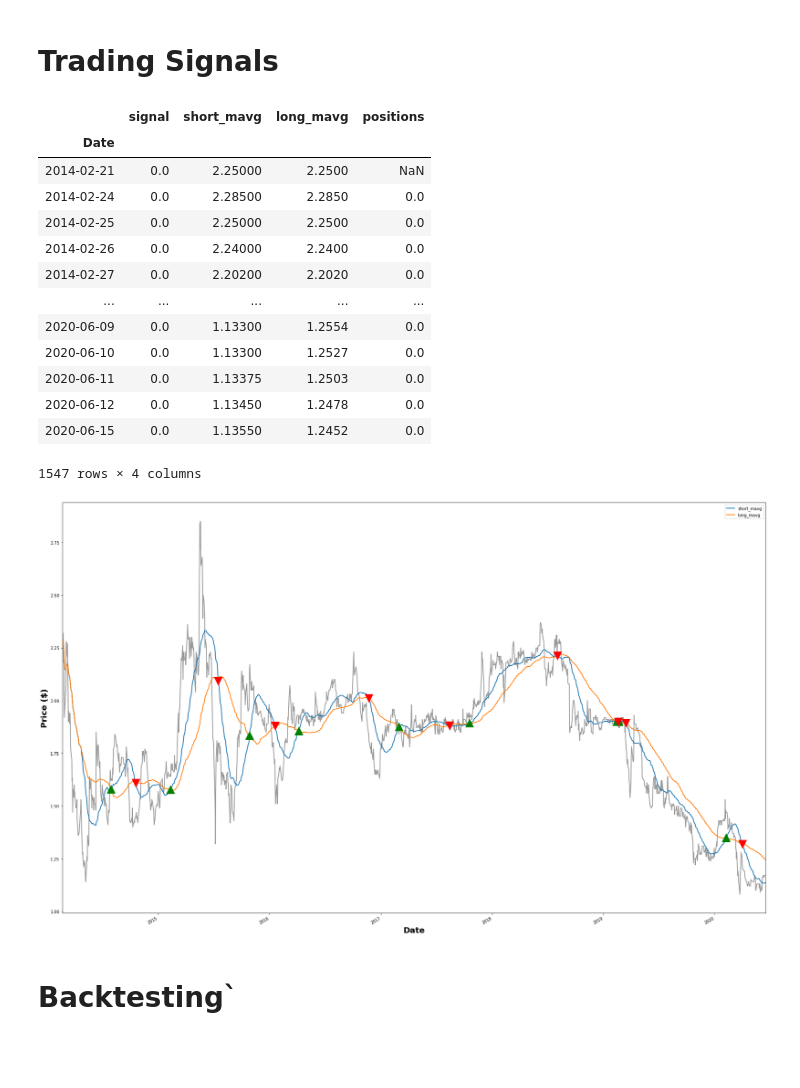
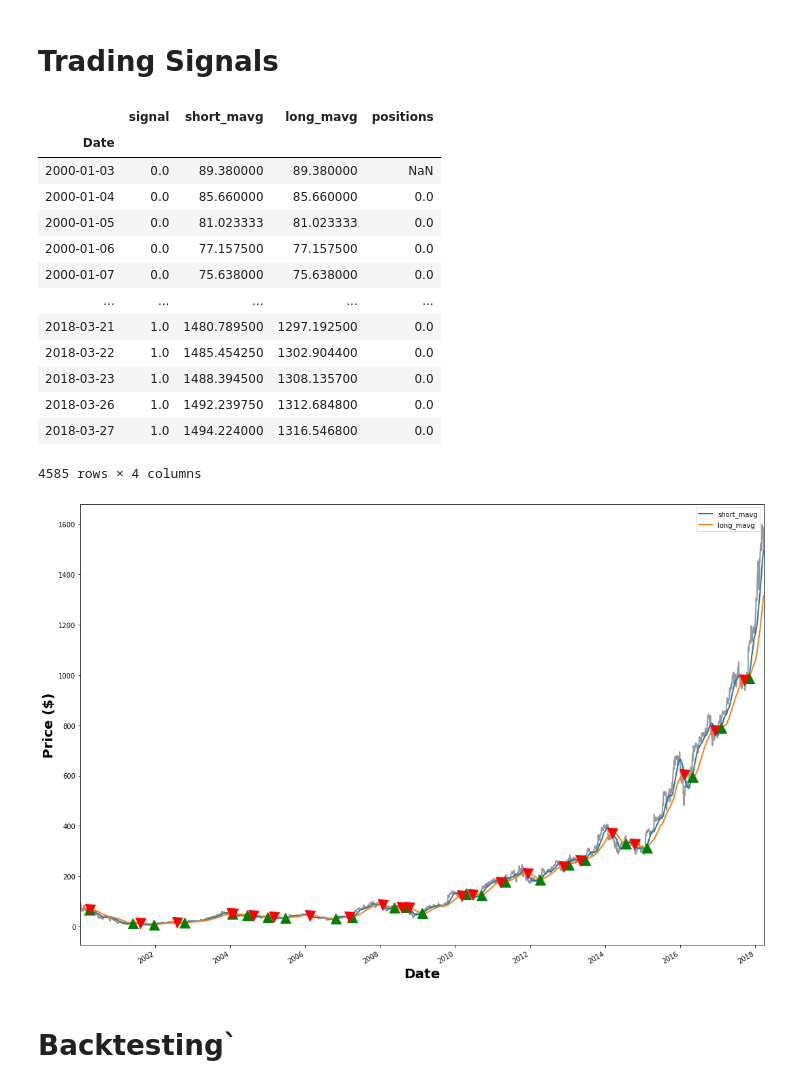
Before and after one commit to andrewcole33/moving_avg_trading, a Jupyter notebook: full_ma.ipynb, the cells around one changed output. Drawn from its saved outputs; the diff is of its cells as text; code cells hidden in the pictures; blank space fills up the shorter version.

```diff
--- a/full_ma.ipynb
+++ b/full_ma.ipynb
@@ -8,3 +6,5 @@ df = quandl.get("HKEX/02383")
+# %%
+df = quandl.get("WIKI/AMZN", start_date = "2000-01-01")
 # %%
 df.tail()
 # %% [output]
@@ -29,38 +29,38 @@ long_window = 100
 signals = pd.DataFrame(index = df.index)
 signals['signal'] = 0.0
 
-signals['short_mavg'] = df['Nominal Price'].rolling(window = short_window, min_periods = 1, center = False).mean()
-signals['long_mavg'] = df['Nominal Price'].rolling(window = long_window, min_periods = 1, center = False).mean()
+signals['short_mavg'] = df['Close'].rolling(window = short_window, min_periods = 1, center = False).mean()
+signals['long_mavg'] = df['Close'].rolling(window = long_window, min_periods = 1, center = False).mean()
 signals['signal'][short_window:] = np.where(signals['short_mavg'][short_window:] > signals['long_mavg'][short_window:], 1.0, 0.0)
 signals['positions'] = signals['signal'].diff()
 display(signals)
 # %% [output]
 |  | signal | short_mavg | long_mavg | positions |
 | Date |  |  |  |  |
-| 2014-02-21 | 0.0 | 2.25000 | 2.2500 | NaN |
-| 2014-02-24 | 0.0 | 2.28500 | 2.2850 | 0.0 |
-| 2014-02-25 | 0.0 | 2.25000 | 2.2500 | 0.0 |
-| 2014-02-26 | 0.0 | 2.24000 | 2.2400 | 0.0 |
-| 2014-02-27 | 0.0 | 2.20200 | 2.2020 | 0.0 |
+| 2000-01-03 | 0.0 | 89.380000 | 89.380000 | NaN |
+| 2000-01-04 | 0.0 | 85.660000 | 85.660000 | 0.0 |
+| 2000-01-05 | 0.0 | 81.023333 | 81.023333 | 0.0 |
+| 2000-01-06 | 0.0 | 77.157500 | 77.157500 | 0.0 |
+| 2000-01-07 | 0.0 | 75.638000 | 75.638000 | 0.0 |
 | ... | ... | ... | ... | ... |
-| 2020-06-09 | 0.0 | 1.13300 | 1.2554 | 0.0 |
-| 2020-06-10 | 0.0 | 1.13300 | 1.2527 | 0.0 |
-| 2020-06-11 | 0.0 | 1.13375 | 1.2503 | 0.0 |
-| 2020-06-12 | 0.0 | 1.13450 | 1.2478 | 0.0 |
-| 2020-06-15 | 0.0 | 1.13550 | 1.2452 | 0.0 |
+| 2018-03-21 | 1.0 | 1480.789500 | 1297.192500 | 0.0 |
+| 2018-03-22 | 1.0 | 1485.454250 | 1302.904400 | 0.0 |
+| 2018-03-23 | 1.0 | 1488.394500 | 1308.135700 | 0.0 |
+| 2018-03-26 | 1.0 | 1492.239750 | 1312.684800 | 0.0 |
+| 2018-03-27 | 1.0 | 1494.224000 | 1316.546800 | 0.0 |
-1547 rows × 4 columns
+4585 rows × 4 columns
 # %%
-fig = plt.figure(figsize = (25,15))
+fig = plt.figure(figsize = (15,10))
 ax1 = fig.add_subplot(111, ylabel = 'Price ($)')
-df['Nominal Price'].plot(ax=ax1, color = 'black', lw = 2., alpha = 0.4)
+df['Close'].plot(ax=ax1, color = 'black', lw = 2., alpha = 0.4)
 signals[['short_mavg', 'long_mavg']].plot(ax = ax1, lw = 2.)
-ax1.plot(signals.loc[signals.positions == 1.0].index, signals.short_mavg[signals.positions == 1.0], '^', markersize = 20, color = 'g')
-ax1.plot(signals.loc[signals.positions == -1.0].index, signals.short_mavg[signals.positions == -1.0], 'v', markersize = 20, color = 'r')
+ax1.plot(signals.loc[signals.positions == 1.0].index, signals.short_mavg[signals.positions == 1.0], '^', markersize = 15, color = 'g')
+ax1.plot(signals.loc[signals.positions == -1.0].index, signals.short_mavg[signals.positions == -1.0], 'v', markersize = 15, color = 'r')
 plt.ylabel('Price ($)', fontweight = 'bold', fontsize = 20)
 plt.xlabel('Date', fontweight = 'bold', fontsize = 20)
 plt.tight_layout()
 # %% [output]
-[figure, old version]
+[figure, new version]
 # %% [markdown]
 # Backtesting`
 # %%
```
Also changed, not shown: parts of 7 cells of this notebook, 2 other files.
